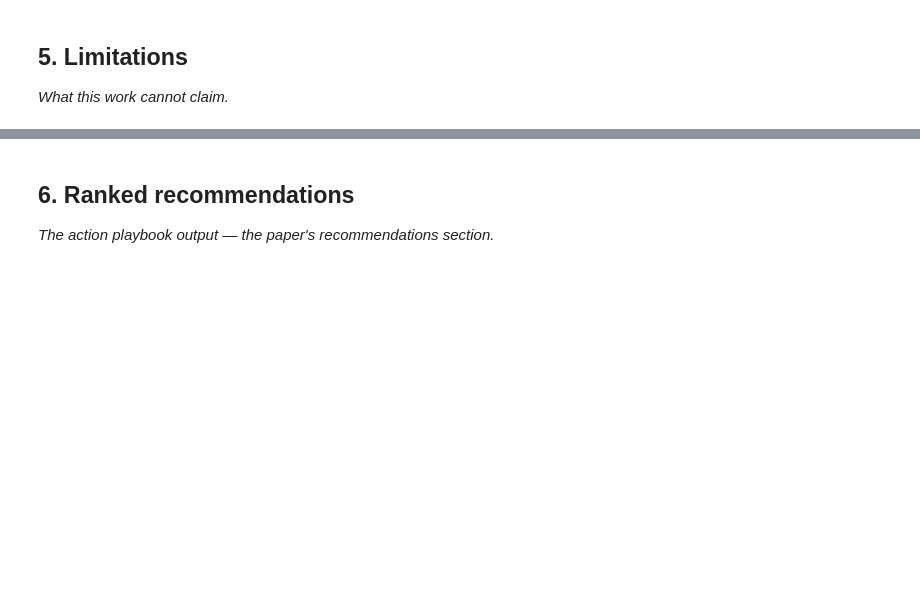
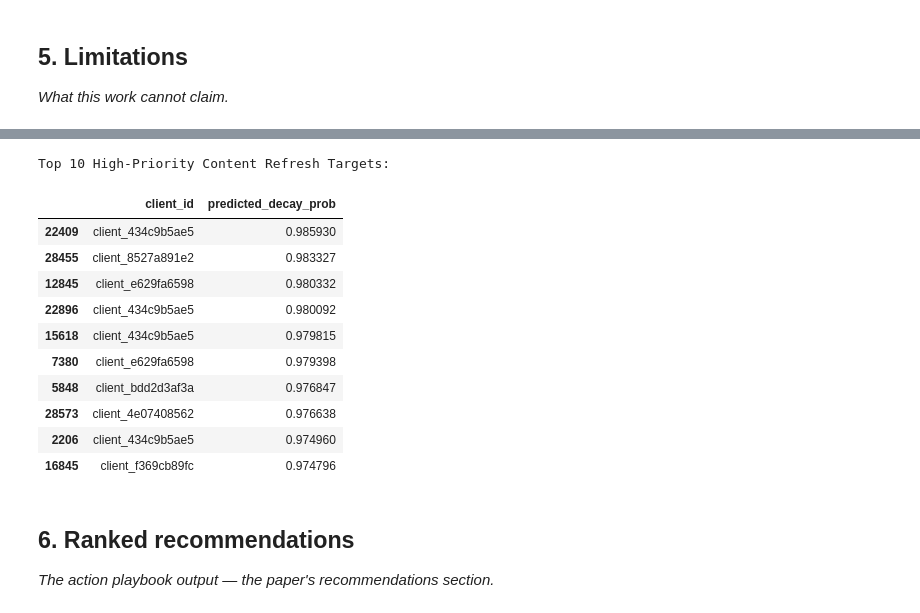
Before and after one commit to sudais2211/flyrank-ml-internship, a Jupyter notebook: work/notebooks/capstone.ipynb, the cells around one changed output, grey strips where cells are left out. Saved outputs shown, nothing was run; the diff lists cells and outputs as text; code cells hidden in the pictures; blank space fills up the shorter version.

```diff
--- a/work/notebooks/capstone.ipynb
+++ b/work/notebooks/capstone.ipynb
@@ -29,3 +207,34 @@ This skeleton is yours to fill. Work the sections **in order** — each one has
+# %%
+# Cell 5: Generate Ranked Action Playbook Output (Dynamic Columns)
+test_df['predicted_decay_prob'] = y_pred_proba
+
+# Dynamically pick available ID, client, and metric columns
+id_col = [c for c in ['page_hash', 'page_id', 'url_hash'] if c in test_df.columns]
+client_col = [c for c in ['client_id', 'client_hash'] if c in test_df.columns]
+metric_cols = [c for c in ['impressions_p0', 'impressions', 'clicks_p0', 'position_p0', 'position'] if c in test_df.columns]
+
+selected_display_cols = id_col + client_col + metric_cols + ['predicted_decay_prob']
+
+# Rank recommendations by decay probability
+playbook = test_df.sort_values(by='predicted_decay_prob', ascending=False)[
+    selected_display_cols
+].head(10)
+
+print("Top 10 High-Priority Content Refresh Targets:")
+playbook
+# %% [output]
+Top 10 High-Priority Content Refresh Targets:
+|  | client_id | predicted_decay_prob |
+| 22409 | client_434c9b5ae5 | 0.985930 |
+| 28455 | client_8527a891e2 | 0.983327 |
+| 12845 | client_e629fa6598 | 0.980332 |
+| 22896 | client_434c9b5ae5 | 0.980092 |
+| 15618 | client_434c9b5ae5 | 0.979815 |
+| 7380 | client_e629fa6598 | 0.979398 |
+| 5848 | client_bdd2d3af3a | 0.976847 |
+| 28573 | client_4e07408562 | 0.976638 |
+| 2206 | client_434c9b5ae5 | 0.974960 |
+| 16845 | client_f369cb89fc | 0.974796 |
 # %% [markdown]
 ## 6. Ranked recommendations
 
```
Also changed, not shown: parts of 19 cells of this notebook.
